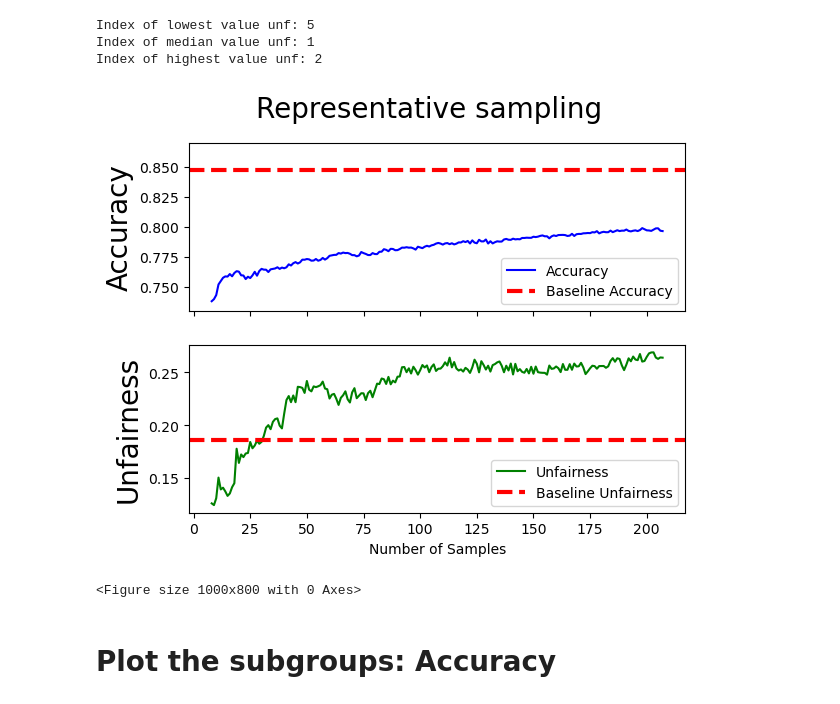
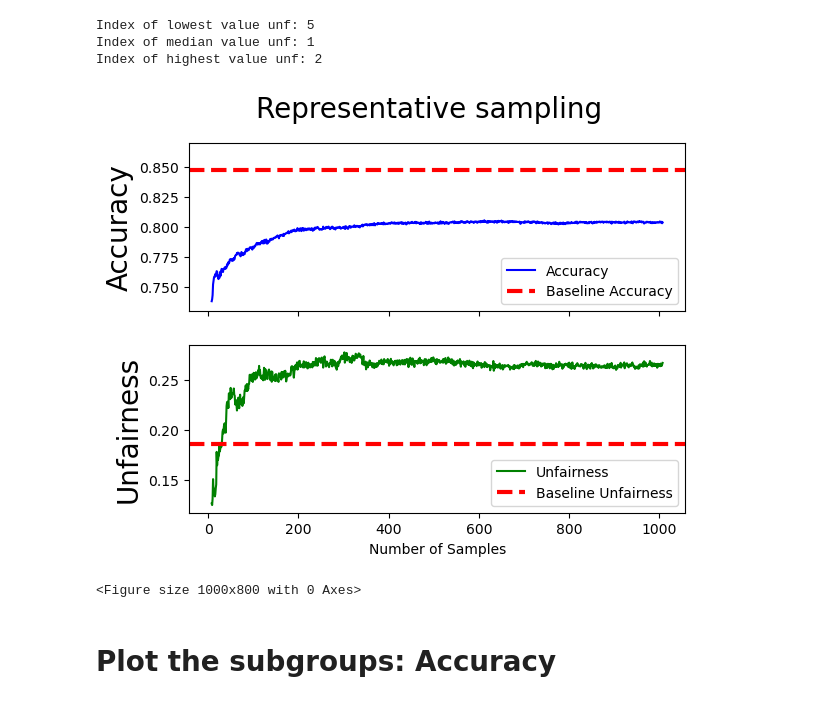
Before and after one commit to ninavanliebergen/Fairness-Sensitive-Active-Learning, a Jupyter notebook: CodeForPlottingResults/Adult/1000it/Plot Repr 1000it.ipynb, the cells around one changed output. Drawn from its saved outputs; the diff is of its cells as text; code cells hidden in the pictures.

```diff
--- a/CodeForPlottingResults/Adult/1000it/Plot Repr 1000it.ipynb
+++ b/CodeForPlottingResults/Adult/1000it/Plot Repr 1000it.ipynb
@@ -13,12 +13,12 @@ strategy = 'Repr'
 strategy_name = 'Representative'
 baseline_acc = 0.848
 baseline_unf = 0.186
-baseline_acc = 0.848
-baseline_unf = 0.186
+baseline_f1 = 0.678
 baselines_unf = [0.33,0.09,0.37,0.15,0.29,0.01,0.08,0.07,0.02,0.03,0.28,0.25, 0.01]
 baselines_acc = [0.8, 0.81,0.79,0.9,0.83,0.96,0.89,0.81,0.94,0.91,0.81,0.77, 1.0]
 selected_groups = [5,1,2]
-max_sampling = 200
+max_sampling = 1000
+number_of_samples = [i for i in range(8, max_sampling+8)]
 # %%
 def find_index_of_lowest_median_highest(data):
     sorted_data = sorted(data)
@@ -53,7 +53,7 @@ Index of highest value unf: 2
 # Create an empty list to store the dictionary entries
 data_dict_list = []
 
-types = ['accuracy_histories_profiles', 'accuracy_histories_total', 'fairness_histories_profiles', 'fairness_histories_total']
+types = ['accuracy_histories_profiles', 'accuracy_histories_total', 'fairness_histories_profiles', 'fairness_histories_total', 'f1_histories_profiles', 'f1_histories_total']
 
 # types = ['accuracy_histories_total', 'fairness_histories_total']
 
@@ -62,6 +62,9 @@ accuracy_histories_profiles = {}
 accuracy_histories_total = {}
 fairness_histories_profiles = {}
 fairness_histories_total = {}
+f1_histories_profiles = {}
+f1_histories_total = {}
+
 
 numbers = [327, 57, 12, 379, 140, 125, 114, 71, 377, 52, 346, 279, 44, 302, 216, 16, 15, 47, 111, 119, 258, 308, 13, 287, 101, 366, 332, 359, 214, 112]
 missing_number = [71, 16, 308]
@@ -117,6 +120,26 @@ for typ in types:
                         cleaned_string = row[key].strip('[]')
                         float_value = float(cleaned_string)
                         fairness_histories_total[key].append(float_value)
+
+                if typ == 'f1_histories_profiles':
+                    for profile in dict(row):
+                        if profile not in f1_histories_profiles:
+                            f1_histories_profiles[profile] = {}
+#                         print(row[profile])
+                        runs = ast.literal_eval(row[profile])
+                        for run_number in runs:
+                            if run_number not in f1_histories_profiles[profile]:
+                                f1_histories_profiles[profile][run_number] = []
+                            f1_histories_profiles[profile][run_number].append(runs[run_number][0])
+
+                if typ == 'f1_histories_total':
+#                     print(row)
+                    for key in dict(row):
+                        if key not in f1_histories_total:
+                            f1_histories_total[key] = []
+                        cleaned_string = row[key].strip('[]')
+                        float_value = float(cleaned_string)
+                        f1_histories_total[key].append(float_value)
 # %%
 mean_acc_dict = {}
 for key, value in accuracy_histories_total.items():
@@ -143,35 +177,34 @@ for profile, iteration in fairness_histories_profiles.items():
 import matplotlib.pyplot as plt
 
 # Sample data (replace these with your actual data)
-number_of_samples = [i for i in range(8, 208)]
 accuracy_values = list(mean_acc_dict.values())
 unfairness_values = list(mean_unf_dict.values())
 
 # Create a figure with two subplots sharing the x-axis
 fig, (ax1, ax2) = plt.subplots(2, sharex=True)
 fig.suptitle(strategy_name + ' sampling', fontsize=20)
 plt.figure(figsize=(10, 8))  # Enlarge the figure size
 
 
 # Plot accuracy on the first subplot (ax1)
 ax1.plot(number_of_samples[:max_sampling], accuracy_values[:max_sampling], label='Accuracy', color='b', linestyle='-')
 ax1.axhline(y=baseline_acc, linestyle='--', color='r', linewidth=3, label='Baseline Accuracy')  # Dotted red line
 ax1.set_ylabel('Accuracy', fontsize=20)
 ax1.set_ylim(0.73, 0.87)
 ax1.legend()
 
 # Plot unfairness on the second subplot (ax2)
 ax2.plot(number_of_samples[:max_sampling], unfairness_values[:max_sampling], color='g', label='Unfairness', linestyle='-')
 ax2.axhline(y=baseline_unf, linestyle='--', color='r', linewidth=3, label='Baseline Unfairness')  # Dotted red line
 ax2.set_xlabel('Number of Samples')
 ax2.set_ylabel('Unfairness', fontsize=20)
 # ax2.set_ylim(0.1, 0.3)
 ax2.legend()
 
 # Show the plot
 plt.show()
 # %% [output]
-[figure, old version]
+[figure, new version]
 <Figure size 1000x800 with 0 Axes>
 # %% [markdown]
 # Plot the subgroups: Accuracy
```
Also changed, not shown: parts of 3 cells of this notebook, 3 other files.
